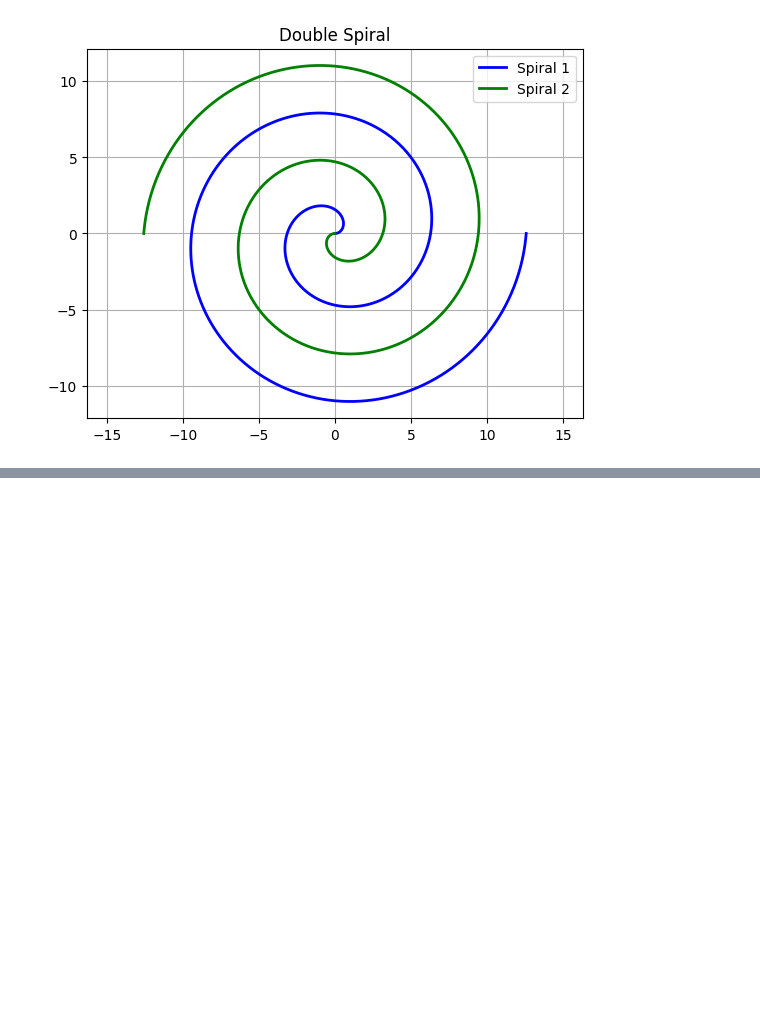
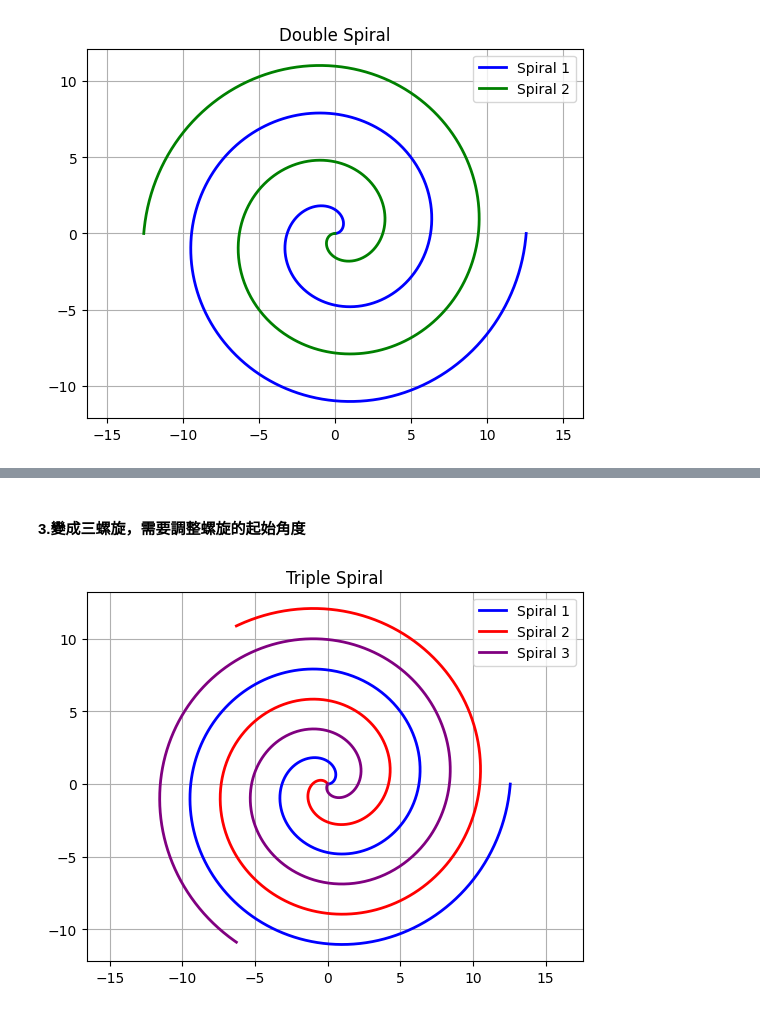
Before and after one commit to HHL43/Generative-AI-HW, a Jupyter notebook: AI_hw01.ipynb, the cells around one changed output, grey strips where cells are left out. Saved outputs shown, nothing was run; the diff lists cells and outputs as text; code cells hidden in the pictures; blank space fills up the shorter version.

```diff
--- a/AI_hw01.ipynb
+++ b/AI_hw01.ipynb
@@ -27,0 +49,31 @@ plt.show()
+# %% [markdown]
+#### 3.變成三螺旋，需要調整螺旋的起始角度
+# %%
+
+t = np.linspace(0, 4 * np.pi, 1000)
+
+# 三個螺旋的 x, y 座標
+x1 = t * np.cos(t)
+y1 = t * np.sin(t)
+
+x2 = t * np.cos(t + 2 * np.pi / 3)  # 第二條螺旋，旋轉 120°
+y2 = t * np.sin(t + 2 * np.pi / 3)
+
+x3 = t * np.cos(t - 2 * np.pi / 3)  # 第三條螺旋，旋轉 -120°
+y3 = t * np.sin(t - 2 * np.pi / 3)
+
+# 繪製三螺旋
+plt.plot(x1, y1, color='blue', linewidth=2, label='Spiral 1')
+plt.plot(x2, y2, color='red', linewidth=2, label='Spiral 2')
+plt.plot(x3, y3, color='purple', linewidth=2, label='Spiral 3')
+
+# 設定標題與圖例
+plt.title('Triple Spiral')
+plt.axis('equal')
+plt.legend()
+plt.grid(True)
+
+# 顯示圖形
+plt.show()
+# %% [output]
+[figure, added]
```
Also changed, not shown: parts of 9 cells of this notebook.
